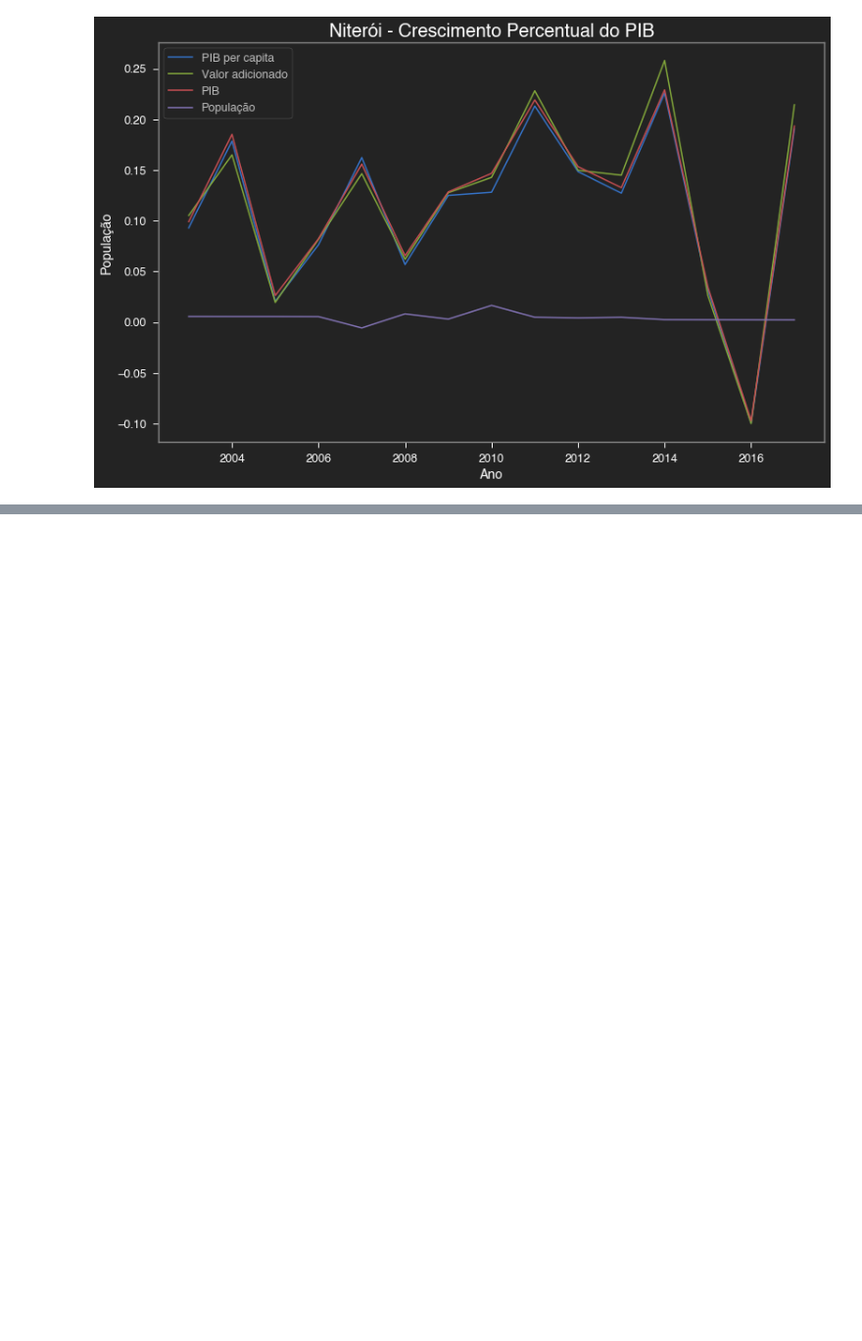
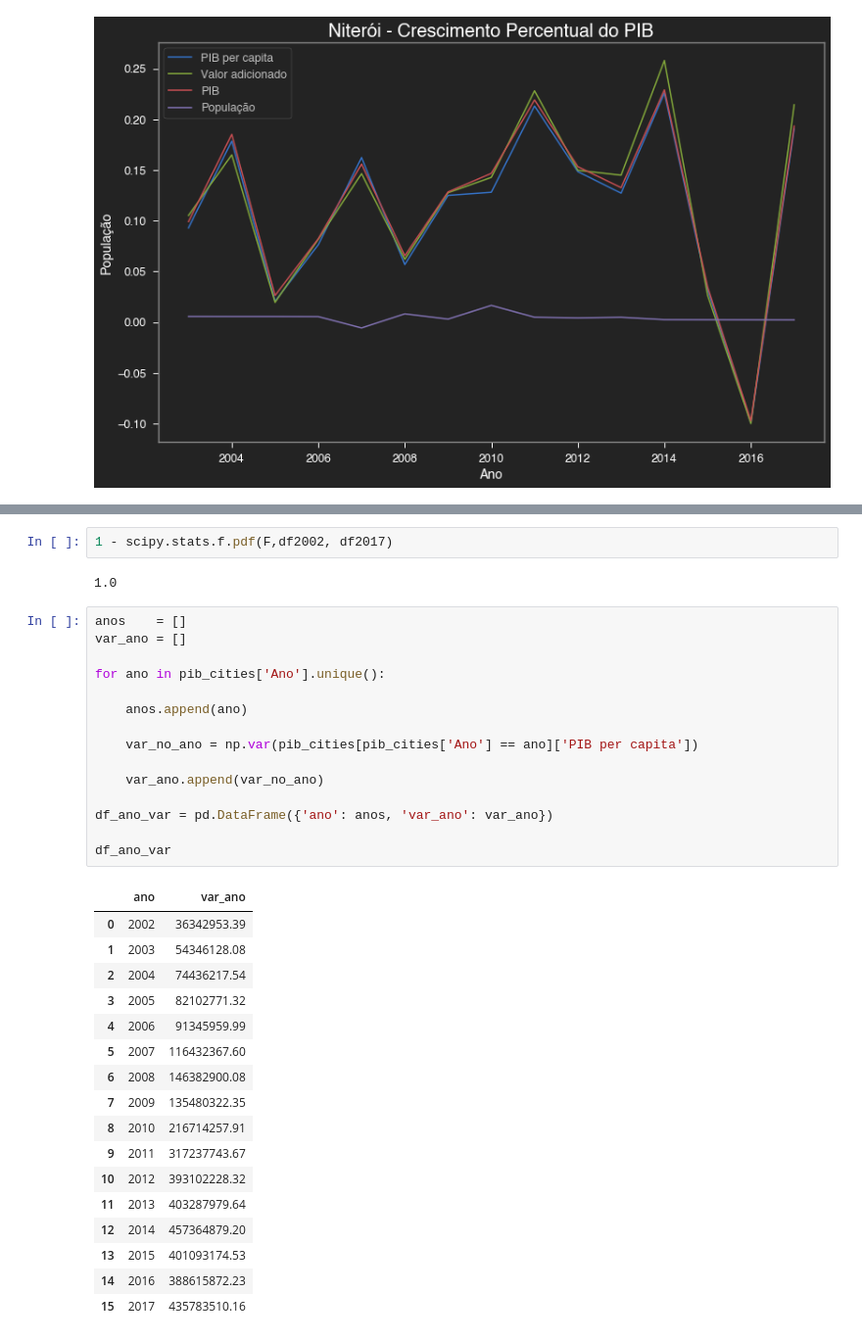
Before and after one commit to danielnrocha/Convergencia_PIB_Municipios, a Jupyter notebook: ConvergenciaMunicipios.ipynb, the cells around one changed output, grey strips where cells are left out. Shown at 98% size. Drawn from its saved outputs; the diff is of its cells as text; blank space fills up the shorter version.

```diff
--- a/ConvergenciaMunicipios.ipynb
+++ b/ConvergenciaMunicipios.ipynb
@@ -259,0 +309,37 @@ pct_change_city_name('Barão de Antonina',show_table=True,show_plot=False)
+# %%
+1 - scipy.stats.f.pdf(F,df2002, df2017)
+# %% [output]
+1.0
+# %%
+anos    = []
+var_ano = []
+
+for ano in pib_cities['Ano'].unique():
+
+    anos.append(ano)
+
+    var_no_ano = np.var(pib_cities[pib_cities['Ano'] == ano]['PIB per capita'])
+
+    var_ano.append(var_no_ano)
+
+df_ano_var = pd.DataFrame({'ano': anos, 'var_ano': var_ano})
+
+df_ano_var
+# %% [output]
+|  | ano | var_ano |
+| 0 | 2002 | 36342953.39 |
+| 1 | 2003 | 54346128.08 |
+| 2 | 2004 | 74436217.54 |
+| 3 | 2005 | 82102771.32 |
+| 4 | 2006 | 91345959.99 |
+| 5 | 2007 | 116432367.60 |
+| 6 | 2008 | 146382900.08 |
+| 7 | 2009 | 135480322.35 |
+| 8 | 2010 | 216714257.91 |
+| 9 | 2011 | 317237743.67 |
+| 10 | 2012 | 393102228.32 |
+| 11 | 2013 | 403287979.64 |
+| 12 | 2014 | 457364879.20 |
+| 13 | 2015 | 401093174.53 |
+| 14 | 2016 | 388615872.23 |
+| 15 | 2017 | 435783510.16 |
```
Also changed, not shown: parts of 14 cells of this notebook.
